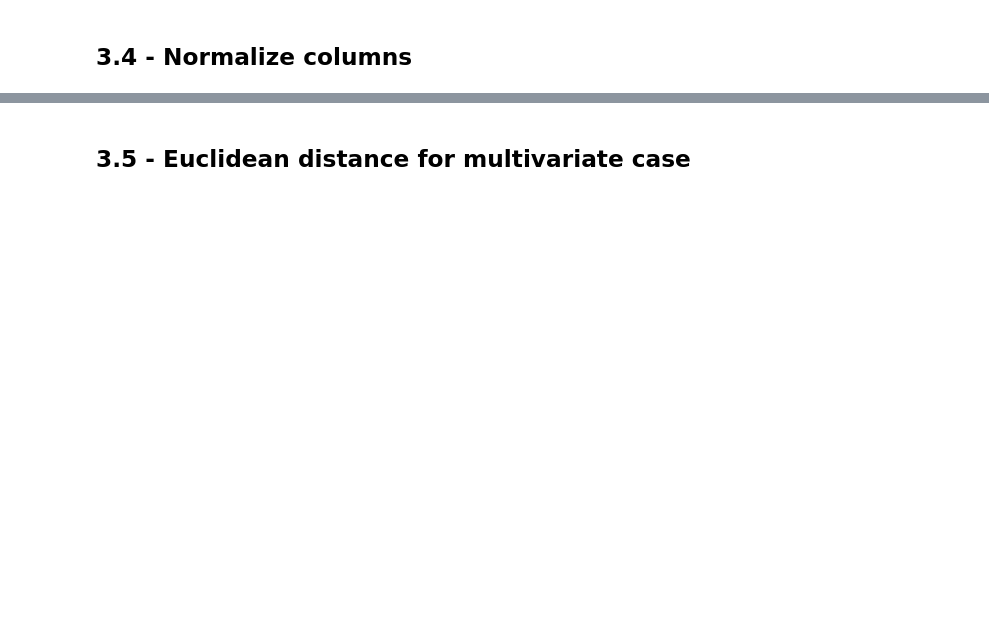
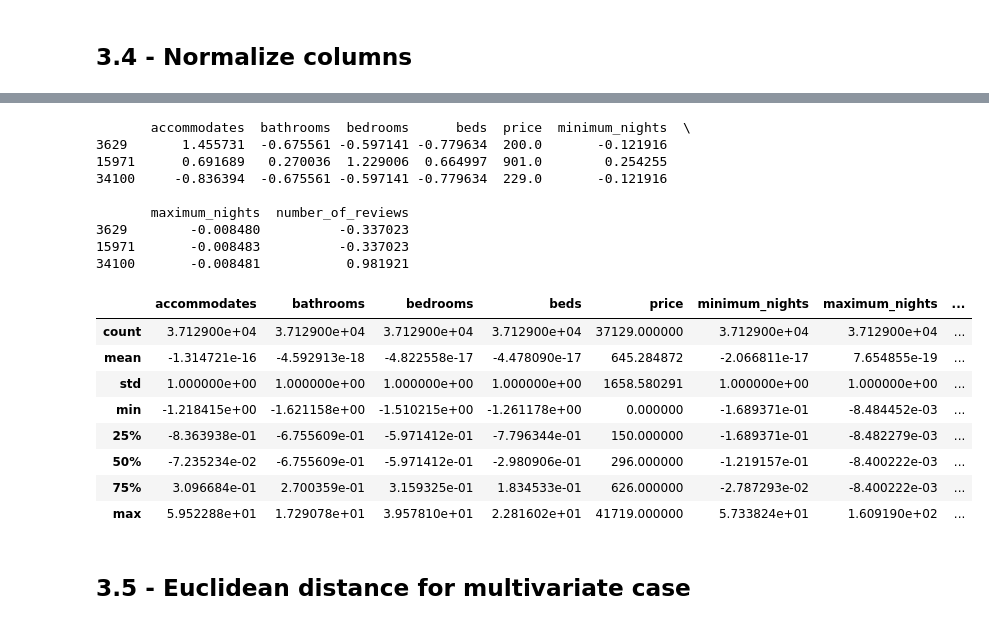
Before and after one commit to gisliany/EEC1509_MachineLearning, a Jupyter notebook: Lesson #06 - KNN/K-Nearest Neighbors for regression.ipynb, the cells around one changed output, grey strips where cells are left out. Drawn from its saved outputs; the diff is of its cells as text; code cells hidden in the pictures; blank space fills up the shorter version.

```diff
--- a/Lesson #06 - KNN/K-Nearest Neighbors for regression.ipynb
+++ b/Lesson #06 - KNN/K-Nearest Neighbors for regression.ipynb
@@ -564,0 +672,5 @@ Let's remove these 9 columns from the Dataframe
+# %%
+# put your code here
+columns_to_drop = ['room_type', 'city', 'state', 'latitude', 'longitude', 'zipcode', 'host_response_rate', 'host_acceptance_rate', 'host_listings_count']
+rio_listings = rio_listings.drop(columns_to_drop, axis=1)
+rio_listings.info()
@@ -593,0 +720,5 @@ and we can't handle these easily. We can't just remove the rows containing missi
+# %%
+# put your code here
+rio_listings.drop(['cleaning_fee', 'security_deposit'], inplace=True, axis=1)
+rio_listings.dropna(axis=0, inplace=True)
+rio_listings.isnull().sum()
@@ -650,0 +790,25 @@ These methods were written with mass column transformation in mind and when you
+# %%
+# put your code here
+normalized_listings = (rio_listings - rio_listings.mean()) / rio_listings.std()
+normalized_listings['price'] = rio_listings['price']
+print(normalized_listings.head(3))
+normalized_listings.describe()
+# %% [output]
+       accommodates  bathrooms  bedrooms      beds  price  minimum_nights  \
+3629       1.455731  -0.675561 -0.597141 -0.779634  200.0       -0.121916
+15971      0.691689   0.270036  1.229006  0.664997  901.0        0.254255
+34100     -0.836394  -0.675561 -0.597141 -0.779634  229.0       -0.121916
+
+       maximum_nights  number_of_reviews
+3629        -0.008480          -0.337023
+15971       -0.008483          -0.337023
+34100       -0.008481           0.981921
+|  | accommodates | bathrooms | bedrooms | beds | price | minimum_nights | maximum_nights | ... |
+| count | 3.712900e+04 | 3.712900e+04 | 3.712900e+04 | 3.712900e+04 | 37129.000000 | 3.712900e+04 | 3.712900e+04 | ... |
+| mean | -1.314721e-16 | -4.592913e-18 | -4.822558e-17 | -4.478090e-17 | 645.284872 | -2.066811e-17 | 7.654855e-19 | ... |
+| std | 1.000000e+00 | 1.000000e+00 | 1.000000e+00 | 1.000000e+00 | 1658.580291 | 1.000000e+00 | 1.000000e+00 | ... |
+| min | -1.218415e+00 | -1.621158e+00 | -1.510215e+00 | -1.261178e+00 | 0.000000 | -1.689371e-01 | -8.484452e-03 | ... |
+| 25% | -8.363938e-01 | -6.755609e-01 | -5.971412e-01 | -7.796344e-01 | 150.000000 | -1.689371e-01 | -8.482279e-03 | ... |
+| 50% | -7.235234e-02 | -6.755609e-01 | -5.971412e-01 | -2.980906e-01 | 296.000000 | -1.219157e-01 | -8.400222e-03 | ... |
+| 75% | 3.096684e-01 | 2.700359e-01 | 3.159325e-01 | 1.834533e-01 | 626.000000 | -2.787293e-02 | -8.400222e-03 | ... |
+| max | 5.952288e+01 | 1.729078e+01 | 3.957810e+01 | 2.281602e+01 | 41719.000000 | 5.733824e+01 | 1.609190e+02 | ... |
```
Also changed, not shown: parts of 42 cells of this notebook.
